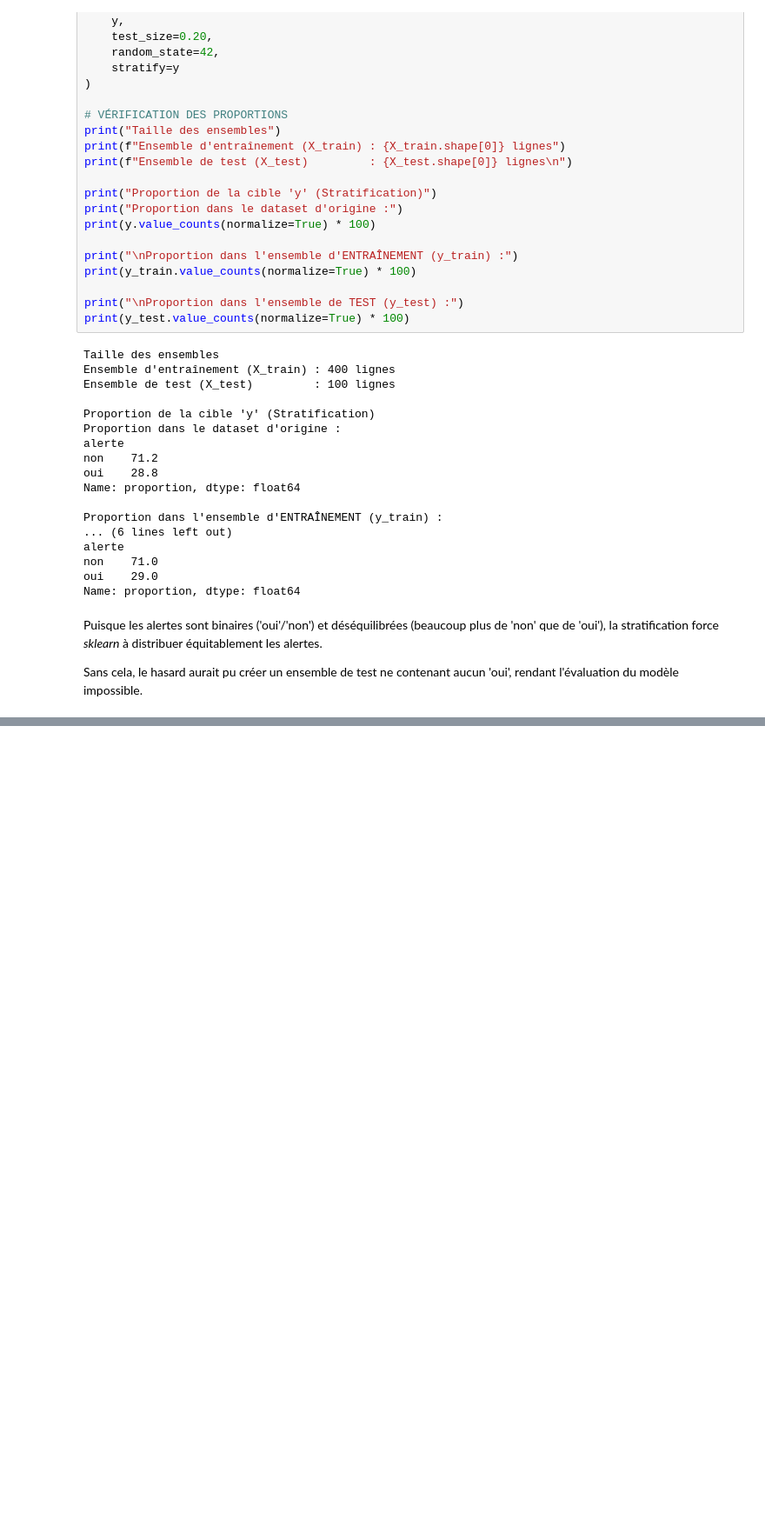
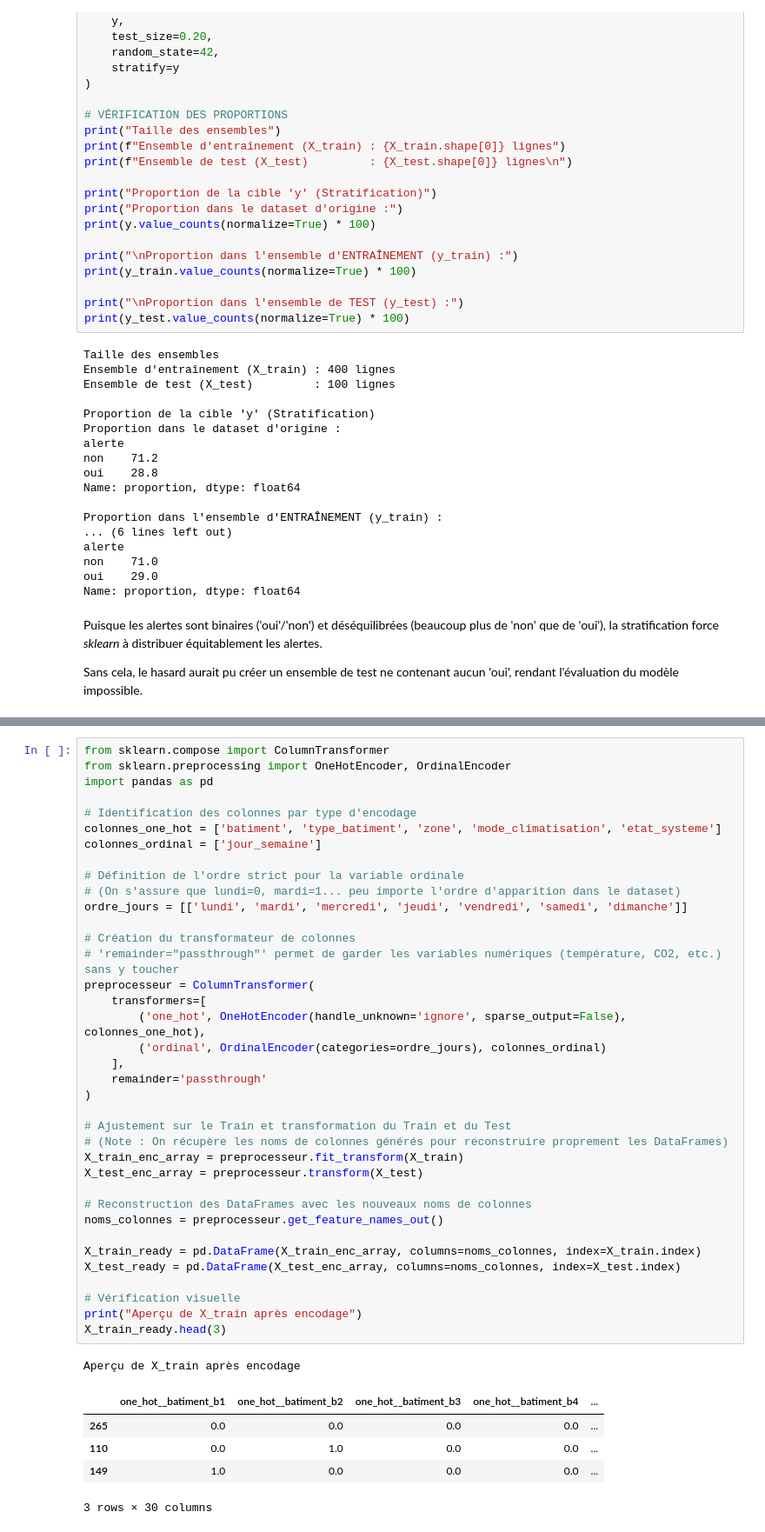
Before and after one commit to cheikhahmedtidiane/atelier_prepa_donnees_tab, a Jupyter notebook: atelier_prepa_donnees_tab/notebooks/atelier_prepa_donnees_tab.ipynb, the cells around one changed output, grey strips where cells are left out. Shown at 87% size. Saved outputs shown, nothing was run; the diff lists cells and outputs as text; blank space fills up the shorter version.

Commit message:
Partie 4 – Encodage des variables catégorielles Application avec justification a l'appuie,de l’encodage le plus adapté à chaque variable catégorielle

```diff
--- a/atelier_prepa_donnees_tab/notebooks/atelier_prepa_donnees_tab.ipynb
+++ b/atelier_prepa_donnees_tab/notebooks/atelier_prepa_donnees_tab.ipynb
@@ -1204,0 +1223,44 @@ Sans cela, le hasard aurait pu créer un ensemble de test ne contenant aucun 'ou
+# %%
+from sklearn.compose import ColumnTransformer
+from sklearn.preprocessing import OneHotEncoder, OrdinalEncoder
+import pandas as pd
+
+# Identification des colonnes par type d'encodage
+colonnes_one_hot = ['batiment', 'type_batiment', 'zone', 'mode_climatisation', 'etat_systeme']
+colonnes_ordinal = ['jour_semaine']
+
+# Définition de l'ordre strict pour la variable ordinale
+# (On s'assure que lundi=0, mardi=1... peu importe l'ordre d'apparition dans le dataset)
+ordre_jours = [['lundi', 'mardi', 'mercredi', 'jeudi', 'vendredi', 'samedi', 'dimanche']]
+
+# Création du transformateur de colonnes
+# 'remainder="passthrough"' permet de garder les variables numériques (température, CO2, etc.) sans y toucher
+preprocesseur = ColumnTransformer(
+    transformers=[
+        ('one_hot', OneHotEncoder(handle_unknown='ignore', sparse_output=False), colonnes_one_hot),
+        ('ordinal', OrdinalEncoder(categories=ordre_jours), colonnes_ordinal)
+    ],
+    remainder='passthrough'
+)
+
+# Ajustement sur le Train et transformation du Train et du Test
+# (Note : On récupère les noms de colonnes générés pour reconstruire proprement les DataFrames)
+X_train_enc_array = preprocesseur.fit_transform(X_train)
+X_test_enc_array = preprocesseur.transform(X_test)
+
+# Reconstruction des DataFrames avec les nouveaux noms de colonnes
+noms_colonnes = preprocesseur.get_feature_names_out()
+
+X_train_ready = pd.DataFrame(X_train_enc_array, columns=noms_colonnes, index=X_train.index)
+X_test_ready = pd.DataFrame(X_test_enc_array, columns=noms_colonnes, index=X_test.index)
+
+# Vérification visuelle
+print("Aperçu de X_train après encodage")
+X_train_ready.head(3)
+# %% [output]
+Aperçu de X_train après encodage
+|  | one_hot__batiment_b1 | one_hot__batiment_b2 | one_hot__batiment_b3 | one_hot__batiment_b4 | ... |
+| 265 | 0.0 | 0.0 | 0.0 | 0.0 | ... |
+| 110 | 0.0 | 1.0 | 0.0 | 0.0 | ... |
+| 149 | 1.0 | 0.0 | 0.0 | 0.0 | ... |
+3 rows × 30 columns
```
Also changed, not shown: parts of 3 cells of this notebook.
